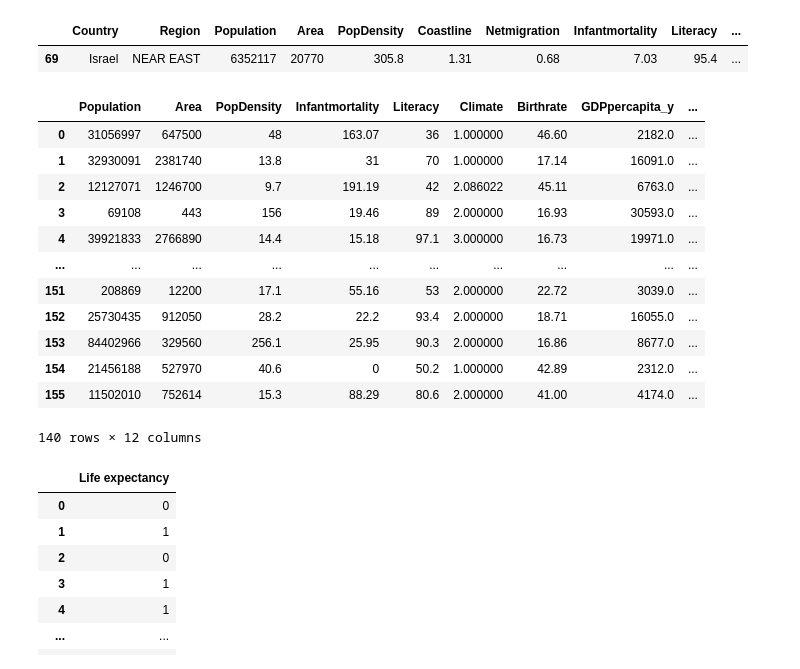
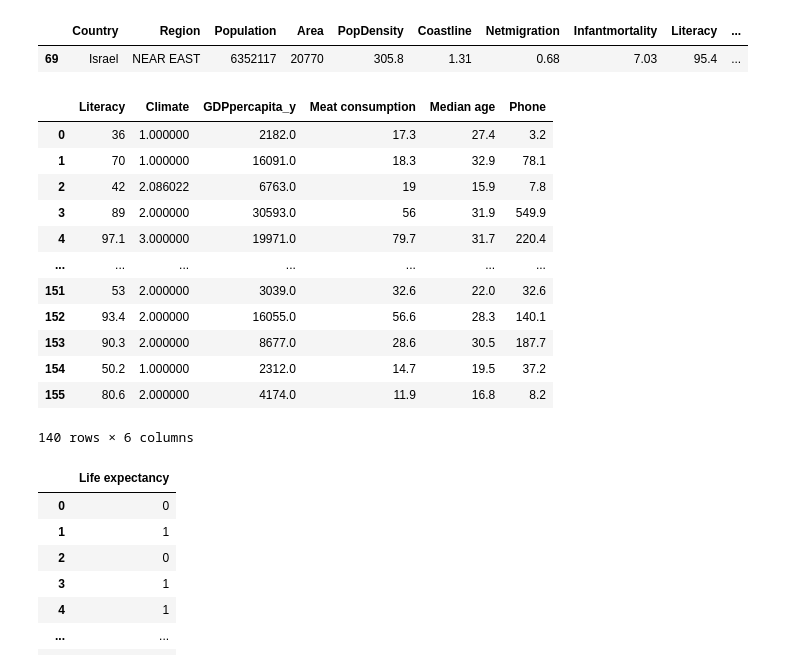
Before and after one commit to Nutsudapenpong/DPDM, a Jupyter notebook: ppp.ipynb, the cells around one changed output. Saved outputs shown, nothing was run; the diff lists cells and outputs as text; code cells hidden in the pictures.

```diff
--- a/ppp.ipynb
+++ b/ppp.ipynb
@@ -597,20 +597,20 @@ New_world2['Crops']= New_world2['Crops'].replace('4..17','4.17')
 # %%
-x = New_world2[['Literacy','Climate','GDPpercapita_y','Meat consumption','Median age', 'Phone', 'Deathrate']]
+x = New_world2[['Literacy','Climate','GDPpercapita_y','Meat consumption','Median age', 'Phone']]
 x
 # %% [output]
-|  | Population | Area | PopDensity | Infantmortality | Literacy | Climate | Birthrate | GDPpercapita_y | ... |
-| 0 | 31056997 | 647500 | 48 | 163.07 | 36 | 1.000000 | 46.60 | 2182.0 | ... |
-| 1 | 32930091 | 2381740 | 13.8 | 31 | 70 | 1.000000 | 17.14 | 16091.0 | ... |
-| 2 | 12127071 | 1246700 | 9.7 | 191.19 | 42 | 2.086022 | 45.11 | 6763.0 | ... |
-| 3 | 69108 | 443 | 156 | 19.46 | 89 | 2.000000 | 16.93 | 30593.0 | ... |
-| 4 | 39921833 | 2766890 | 14.4 | 15.18 | 97.1 | 3.000000 | 16.73 | 19971.0 | ... |
-| ... | ... | ... | ... | ... | ... | ... | ... | ... | ... |
-| 151 | 208869 | 12200 | 17.1 | 55.16 | 53 | 2.000000 | 22.72 | 3039.0 | ... |
-| 152 | 25730435 | 912050 | 28.2 | 22.2 | 93.4 | 2.000000 | 18.71 | 16055.0 | ... |
-| 153 | 84402966 | 329560 | 256.1 | 25.95 | 90.3 | 2.000000 | 16.86 | 8677.0 | ... |
-| 154 | 21456188 | 527970 | 40.6 | 0 | 50.2 | 1.000000 | 42.89 | 2312.0 | ... |
-| 155 | 11502010 | 752614 | 15.3 | 88.29 | 80.6 | 2.000000 | 41.00 | 4174.0 | ... |
+|  | Literacy | Climate | GDPpercapita_y | Meat consumption | Median age | Phone |
+| 0 | 36 | 1.000000 | 2182.0 | 17.3 | 27.4 | 3.2 |
+| 1 | 70 | 1.000000 | 16091.0 | 18.3 | 32.9 | 78.1 |
+| 2 | 42 | 2.086022 | 6763.0 | 19 | 15.9 | 7.8 |
+| 3 | 89 | 2.000000 | 30593.0 | 56 | 31.9 | 549.9 |
+| 4 | 97.1 | 3.000000 | 19971.0 | 79.7 | 31.7 | 220.4 |
+| ... | ... | ... | ... | ... | ... | ... |
+| 151 | 53 | 2.000000 | 3039.0 | 32.6 | 22.0 | 32.6 |
+| 152 | 93.4 | 2.000000 | 16055.0 | 56.6 | 28.3 | 140.1 |
+| 153 | 90.3 | 2.000000 | 8677.0 | 28.6 | 30.5 | 187.7 |
+| 154 | 50.2 | 1.000000 | 2312.0 | 14.7 | 19.5 | 37.2 |
+| 155 | 80.6 | 2.000000 | 4174.0 | 11.9 | 16.8 | 8.2 |
-140 rows × 12 columns
+140 rows × 6 columns
 # %%
 y = New_world2[['Life expectancy']]
 y
```
Also changed, not shown: parts of 25 cells of this notebook.
